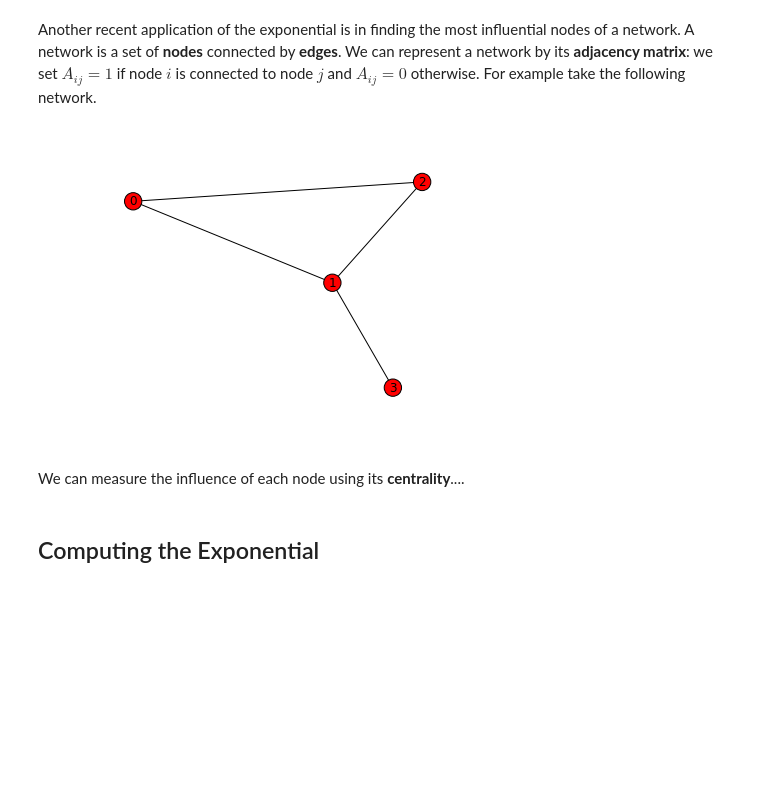
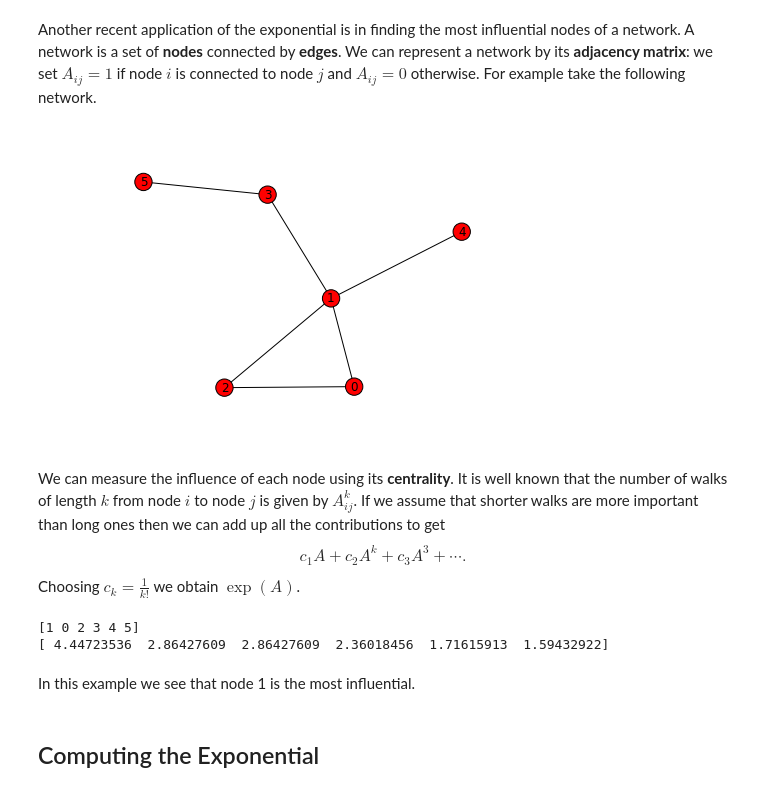
Before and after one commit to sdrelton/matrix_function_notebooks, a Jupyter notebook: TheMatrixExponential.ipynb, the cells around one changed output. Saved outputs shown, nothing was run; the diff lists cells and outputs as text; code cells hidden in the pictures; blank space fills up the shorter version.

Commit message:
Added centrality computation to the second application.

```diff
--- a/TheMatrixExponential.ipynb
+++ b/TheMatrixExponential.ipynb
@@ -77,14 +77,33 @@ For example take the following network.
 # %%
 import networkx as nx
 
-Adj = np.array([[0, 1, 1, 0], [1, 0, 1, 1], [1, 1, 0, 0], [0, 1, 0, 0]])
+Adj = np.array([[0, 1, 1, 0, 0, 0],
+                [1, 0, 1, 1, 1, 0],
+                [1, 1, 0, 0, 0, 0],
+                [0, 1, 0, 0, 0, 1],
+                [0, 1, 0, 0, 0, 0],
+                [0, 0, 0, 1, 0, 0]])
 
 G = nx.from_numpy_matrix(Adj)
 nx.draw(G)
 # %% [output]
-[figure, old version]
+[figure, new version]
-# %% [markdown]
-We can measure the influence of each node using its <b>centrality</b>....
+# %% [markdown]
+We can measure the influence of each node using its <b>centrality</b>.
+It is well known that the number of walks of length $k$ from node $i$ to node $j$ is given by $A^k_{ij}$.
+If we assume that shorter walks are more important than long ones then we can add up all the contributions to get
+$$c_1 A + c_2 A^k + c_3 A^3 + \cdots.$$
+Choosing $c_k = \frac{1}{k!}$ we obtain $\exp(A)$.
+# %%
+centralities = np.diag(la.expm(np.array(Adj, dtype=np.double)))
+nodeorder = np.argsort(centralities)[::-1]
+print nodeorder
+print centralities[nodeorder]
+# %% [output]
+[1 0 2 3 4 5]
+[ 4.44723536  2.86427609  2.86427609  2.36018456  1.71615913  1.59432922]
+# %% [markdown]
+In this example we see that node 1 is the most influential.
 # %% [markdown]
 ## Computing the Exponential
 # %% [markdown]
```
Also changed, not shown: parts of 4 cells of this notebook.
